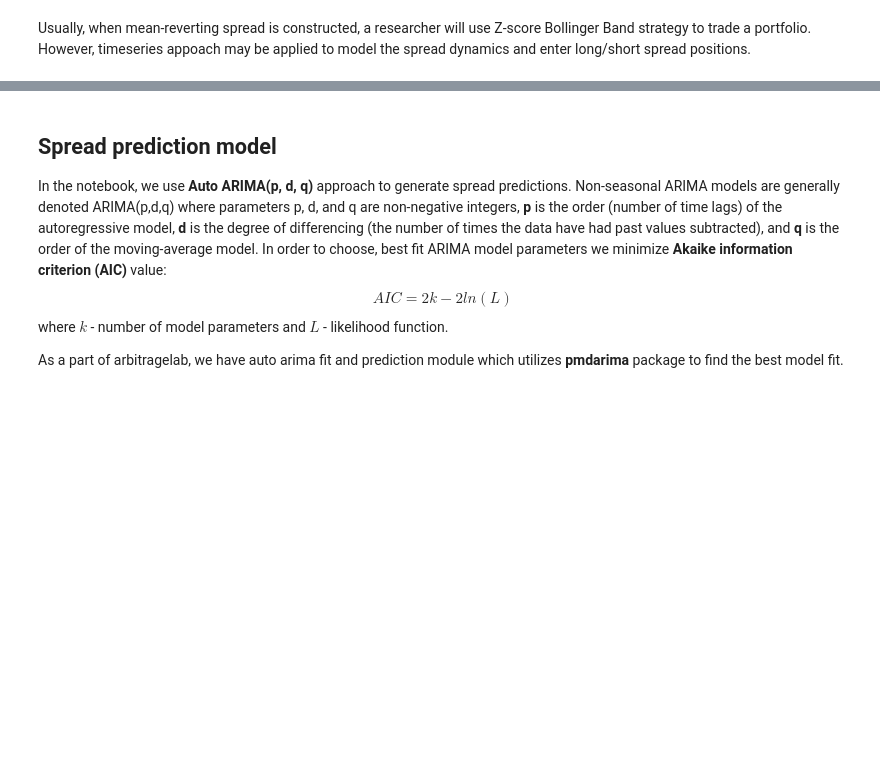
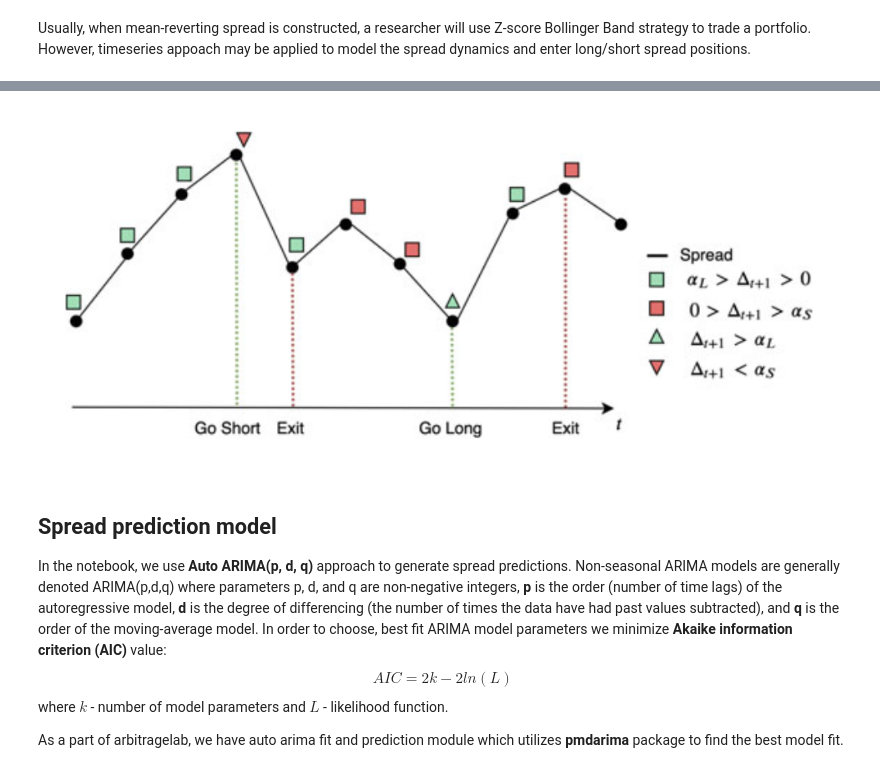
Before and after one commit to hudson-and-thames/arbitrage_research, a Jupyter notebook: Other Approaches/quantile_time_series.ipynb, the cells around one changed output, grey strips where cells are left out. Cells and saved outputs as stored; diff of their text form; code cells hidden in the pictures; blank space fills up the shorter version.

```diff
--- a/Other Approaches/quantile_time_series.ipynb
+++ b/Other Approaches/quantile_time_series.ipynb
@@ -21,6 +27,10 @@ In time series approach our trading rule can be described as $$(\hat S_{t+1} - S
 - We should exit long position if HOLDLONG condition was not satisfied, we should exit short position if HOLDSHORT condition was not satisfied.
 
 **Note**: we use __90%__ and __5%__ quantiles for top positive and bottom negative quantiles thresholds respectively and 0 value as exit threshold, however the researcher may decide what are the most optimal paramaters based on specific strategy.
+# %%
+Image(filename='Time_Series/trading_example.png')
+# %% [output]
+[figure, added]
 # %% [markdown]
 ## Spread prediction model
 
```
Also changed, not shown: parts of 23 cells of this notebook, 2 other files.
